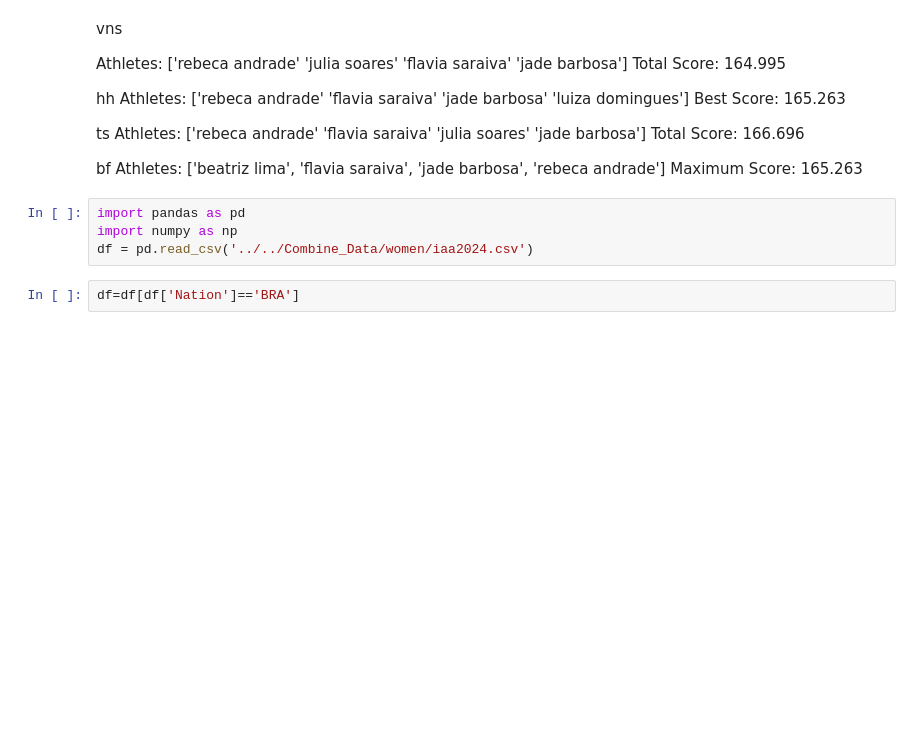
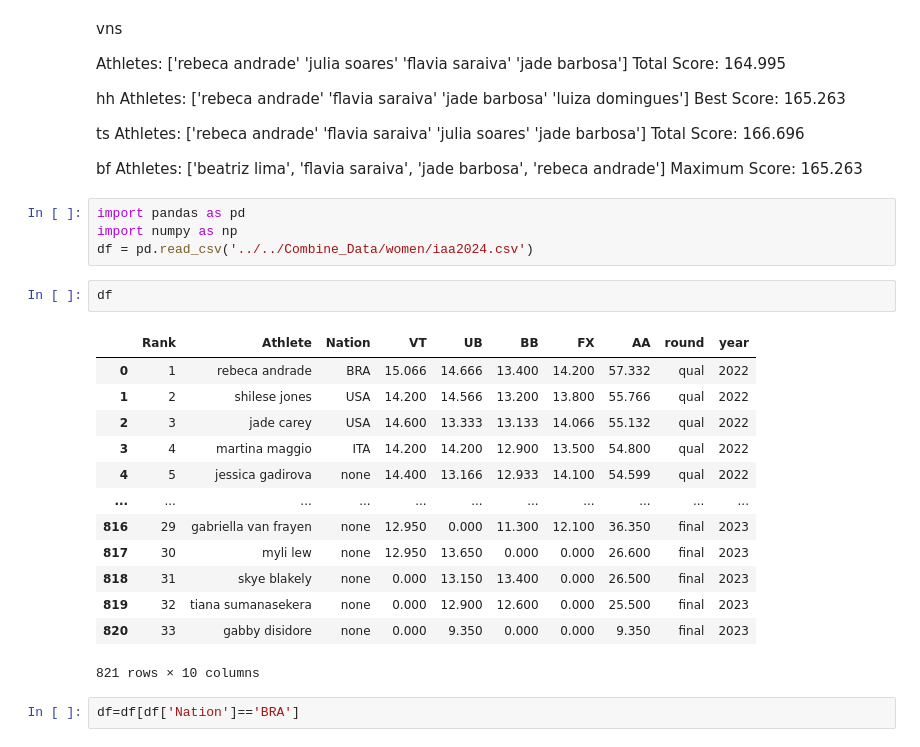
Before and after one commit to RyanTal/Data_Mining, a Jupyter notebook: Team Selection/Competition/Brazil.ipynb, the cells around one changed output. Drawn from its saved outputs; the diff is of its cells as text; blank space fills up the shorter version.

```diff
--- a/Team Selection/Competition/Brazil.ipynb
+++ b/Team Selection/Competition/Brazil.ipynb
@@ -26,6 +28,22 @@ Maximum Score:
 import pandas as pd
 import numpy as np
 df = pd.read_csv('../../Combine_Data/women/iaa2024.csv')
+# %%
+df
+# %% [output]
+|  | Rank | Athlete | Nation | VT | UB | BB | FX | AA | round | year |
+| 0 | 1 | rebeca andrade | BRA | 15.066 | 14.666 | 13.400 | 14.200 | 57.332 | qual | 2022 |
+| 1 | 2 | shilese jones | USA | 14.200 | 14.566 | 13.200 | 13.800 | 55.766 | qual | 2022 |
+| 2 | 3 | jade carey | USA | 14.600 | 13.333 | 13.133 | 14.066 | 55.132 | qual | 2022 |
+| 3 | 4 | martina maggio | ITA | 14.200 | 14.200 | 12.900 | 13.500 | 54.800 | qual | 2022 |
+| 4 | 5 | jessica gadirova | none | 14.400 | 13.166 | 12.933 | 14.100 | 54.599 | qual | 2022 |
+| ... | ... | ... | ... | ... | ... | ... | ... | ... | ... | ... |
+| 816 | 29 | gabriella van frayen | none | 12.950 | 0.000 | 11.300 | 12.100 | 36.350 | final | 2023 |
+| 817 | 30 | myli lew | none | 12.950 | 13.650 | 0.000 | 0.000 | 26.600 | final | 2023 |
+| 818 | 31 | skye blakely | none | 0.000 | 13.150 | 13.400 | 0.000 | 26.500 | final | 2023 |
+| 819 | 32 | tiana sumanasekera | none | 0.000 | 12.900 | 12.600 | 0.000 | 25.500 | final | 2023 |
+| 820 | 33 | gabby disidore | none | 0.000 | 9.350 | 0.000 | 0.000 | 9.350 | final | 2023 |
+821 rows × 10 columns
 # %%
 df=df[df['Nation']=='BRA']
 # %%
```
Also changed, not shown: parts of 5 cells of this notebook, 28 other files.
